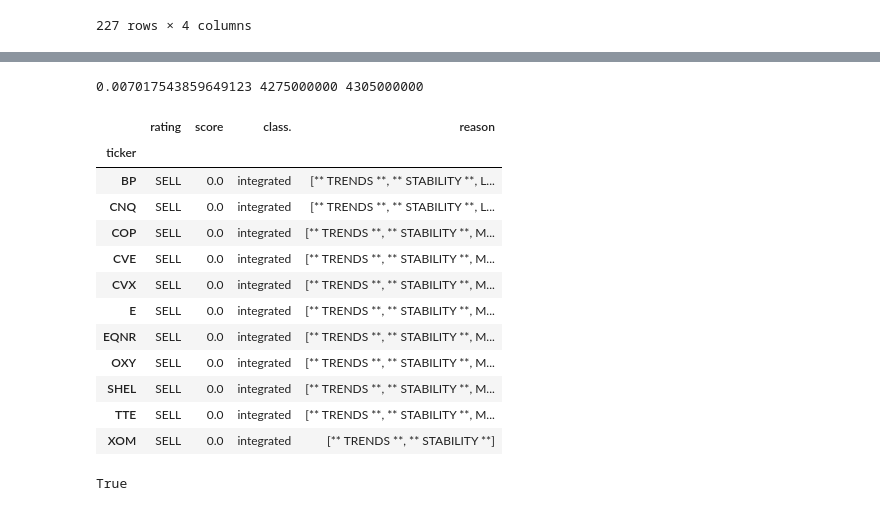
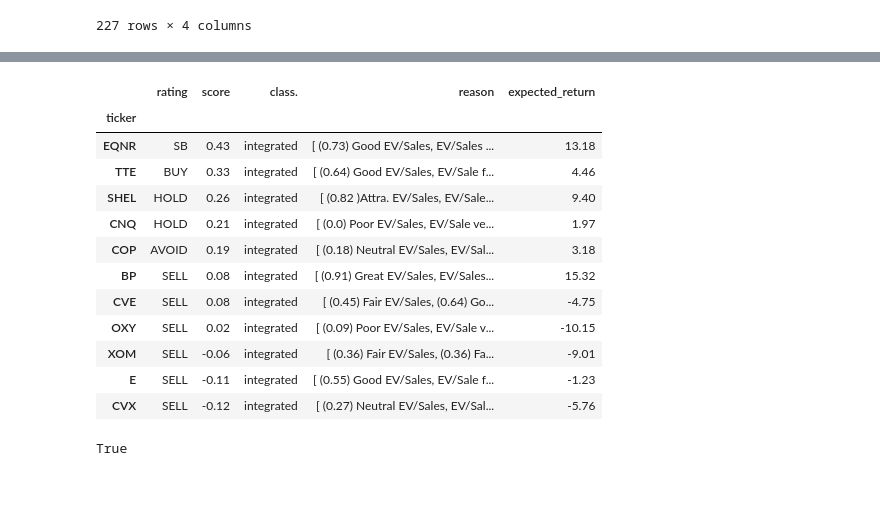
Before and after one commit to halfonso03/Stock-screener, a Jupyter notebook: energy_analysis.ipynb, the cells around one changed output, grey strips where cells are left out. Drawn from its saved outputs; the diff is of its cells as text; code cells hidden in the pictures.

Commit message:
Added Expected Returns

```diff
--- a/energy_analysis.ipynb
+++ b/energy_analysis.ipynb
@@ -2184,34 +2274,33 @@ def evaluate_energy_stocks(tickers, data, metrics):
 # %%
 # df_3, dict_3 = get_formatted_data(energy, False)
 metrics = {
-            "stability": False,
-            "roic": False, "interest_coverage": False,
-            "op_margin": False, "fcf_yield": False,
-            "nd_ebit": False,  "pr1yr": False, "rev_growth": False,
-            "current_ratio": False, "fcf_h": False, "ev_to_ebitda": False,
-            "fcf_p_share": False, "buyback_ratio": False, "ebitda_margin": False,
-            "ev_to_sales": False, "pe": False, "dy": False,
-            "div_payout": False, "eps": False, "shareholder_yield": False,
-            "bc": False, "compounder": True }
+            "stability": True,
+            "roic": True, "interest_coverage": True,
+            "op_margin": True, "fcf_yield": True,
+            "nd_ebit": True,  "pr1yr": True, "rev_growth": True,
+            "current_ratio": True, "fcf_h": True, "ev_to_ebitda": True,
+            "fcf_p_share": True, "buyback_ratio": True, "ebitda_margin": True,
+            "ev_to_sales": True, "pe": True, "dy": True,
+            "div_payout": True, "eps": True, "shareholder_yield": True,
+            "bc": True, "compounder": True }
 results = evaluate_energy_stocks(df_3.index.tolist(), dict_3, metrics)
 df_6 = get_results_report(results)
 mask = (df_6['class.'] == 'integrated')
 df_6[mask].sort_values(by=['class.','score'], ascending=[True,False])
 # %% [output]
-0.007017543859649123 4275000000 4305000000
-|  | rating | score | class. | reason |
-| ticker |  |  |  |  |
-| BP | SELL | 0.0 | integrated | [** TRENDS **, ** STABILITY **, L... |
-| CNQ | SELL | 0.0 | integrated | [** TRENDS **, ** STABILITY **, L... |
-| COP | SELL | 0.0 | integrated | [** TRENDS **, ** STABILITY **, M... |
-| CVE | SELL | 0.0 | integrated | [** TRENDS **, ** STABILITY **, M... |
-| CVX | SELL | 0.0 | integrated | [** TRENDS **, ** STABILITY **, M... |
-| E | SELL | 0.0 | integrated | [** TRENDS **, ** STABILITY **, M... |
-| EQNR | SELL | 0.0 | integrated | [** TRENDS **, ** STABILITY **, M... |
-| OXY | SELL | 0.0 | integrated | [** TRENDS **, ** STABILITY **, M... |
-| SHEL | SELL | 0.0 | integrated | [** TRENDS **, ** STABILITY **, M... |
-| TTE | SELL | 0.0 | integrated | [** TRENDS **, ** STABILITY **, M... |
-| XOM | SELL | 0.0 | integrated | [** TRENDS **, ** STABILITY **] |
+|  | rating | score | class. | reason | expected_return |
+| ticker |  |  |  |  |  |
+| EQNR | SB | 0.43 | integrated | [ (0.73) Good EV/Sales, EV/Sales ... | 13.18 |
+| TTE | BUY | 0.33 | integrated | [ (0.64) Good EV/Sales, EV/Sale f... | 4.46 |
+| SHEL | HOLD | 0.26 | integrated | [ (0.82 )Attra. EV/Sales, EV/Sale... | 9.40 |
+| CNQ | HOLD | 0.21 | integrated | [ (0.0) Poor EV/Sales, EV/Sale ve... | 1.97 |
+| COP | AVOID | 0.19 | integrated | [ (0.18) Neutral EV/Sales, EV/Sal... | 3.18 |
+| BP | SELL | 0.08 | integrated | [ (0.91) Great EV/Sales, EV/Sales... | 15.32 |
+| CVE | SELL | 0.08 | integrated | [ (0.45) Fair EV/Sales, (0.64) Go... | -4.75 |
+| OXY | SELL | 0.02 | integrated | [ (0.09) Poor EV/Sales, EV/Sale v... | -10.15 |
+| XOM | SELL | -0.06 | integrated | [ (0.36) Fair EV/Sales, (0.36) Fa... | -9.01 |
+| E | SELL | -0.11 | integrated | [ (0.55) Good EV/Sales, EV/Sale f... | -1.23 |
+| CVX | SELL | -0.12 | integrated | [ (0.27) Neutral EV/Sales, EV/Sal... | -5.76 |
 # %%
 abs(round(-0.0021,2)) == 0
 # %% [output]
```
Also changed, not shown: parts of 8 cells of this notebook, 1 other file.
